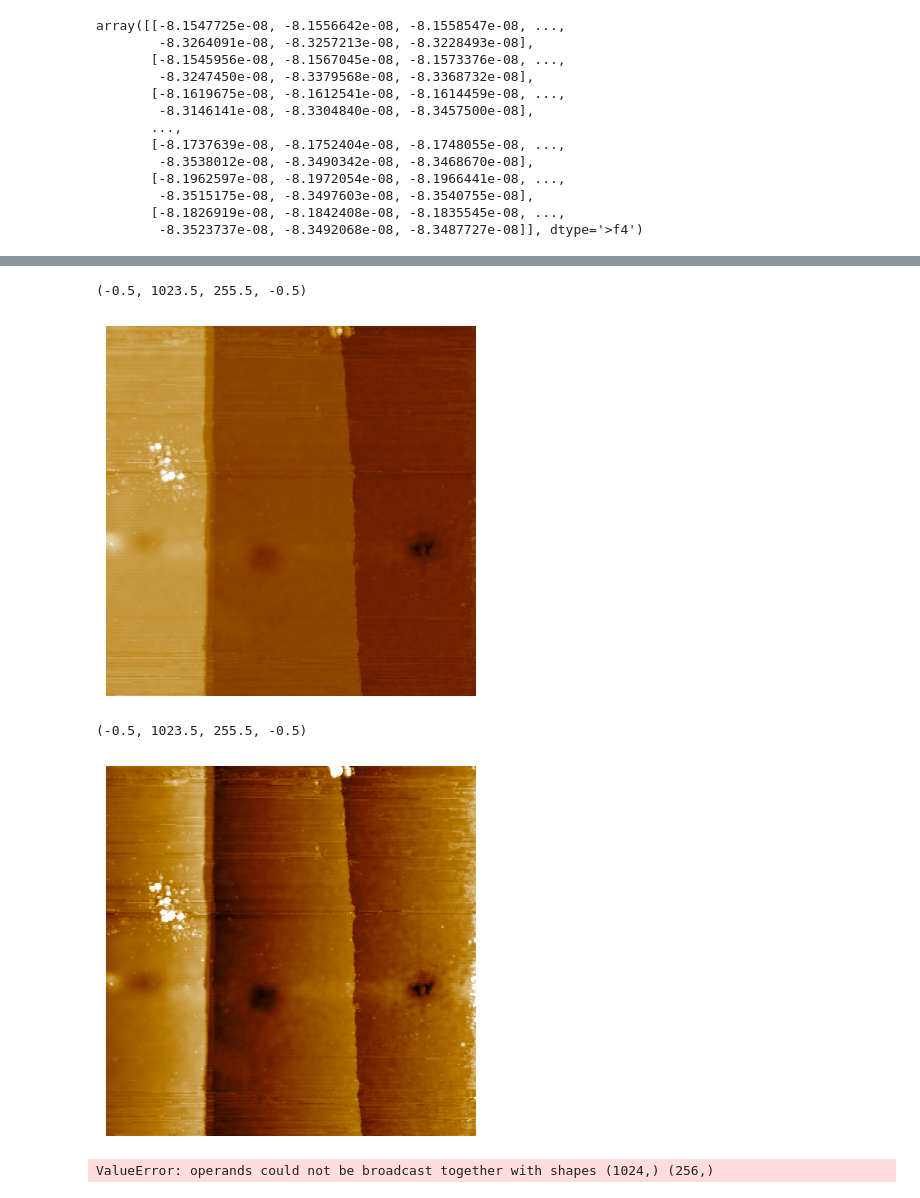
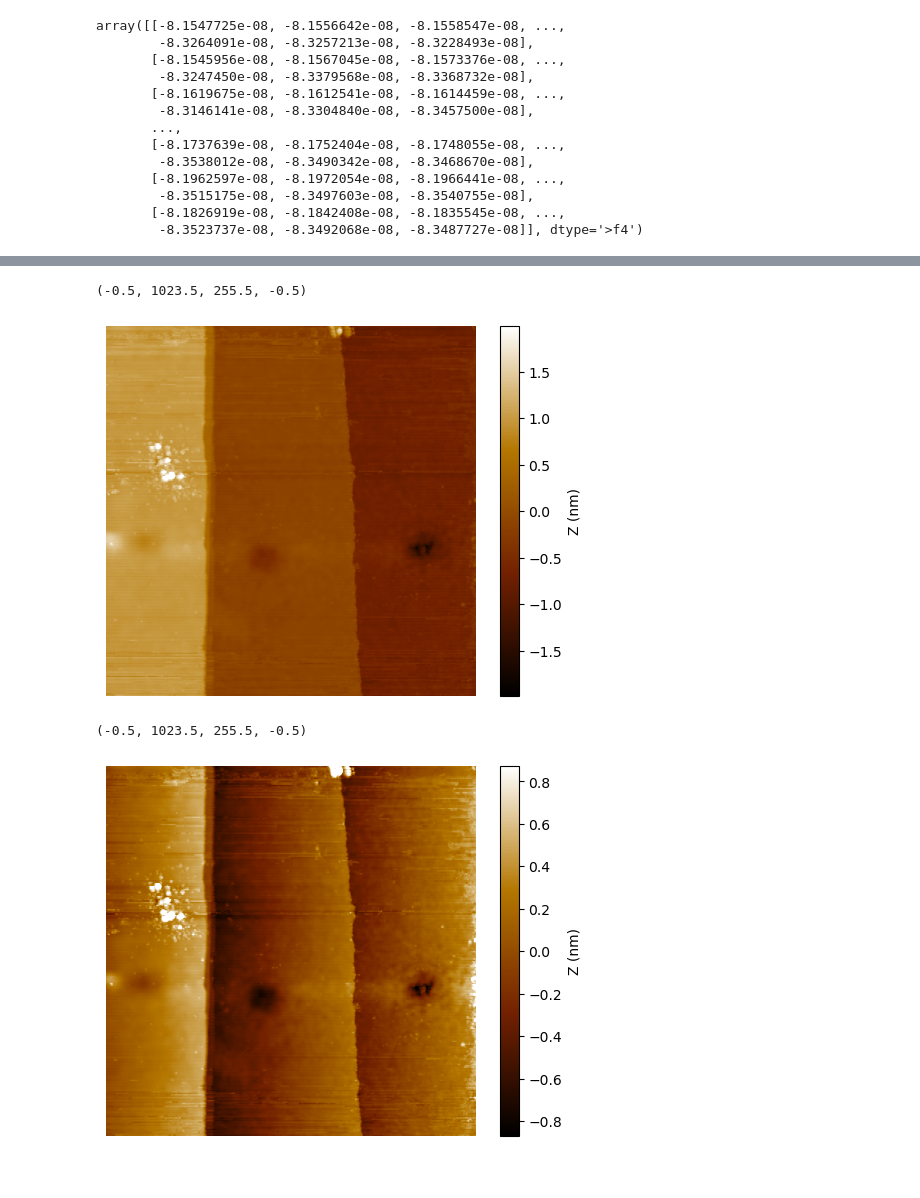
Before and after one commit to lemonmelon9/python_prac, a Jupyter notebook: topo_imaging_prac.ipynb, the cells around one changed output, grey strips where cells are left out. Cells and saved outputs as stored; diff of their text form; code cells hidden in the pictures.

```diff
--- a/topo_imaging_prac.ipynb
+++ b/topo_imaging_prac.ipynb
@@ -38,21 +40,19 @@ plt.axis('off') # x,y축 표시안함
 # %%
-z_subav = a.get_z('subtract average')
+z_subav = a.get_z('subtract average')*1e9
 plt.imshow(z_subav, aspect = 1024/256, vmin = np.mean(z_subav) - 3*np.std(z_subav), vmax = np.mean(z_subav) + 3*np.std(z_subav), cmap = nanox())
+cbar = plt.colorbar(location='right') #colormap 추가
+cbar.set_label('Z (nm)')
 plt.axis('off')
 # %% [output]
 (-0.5, 1023.5, 255.5, -0.5)
-[figure, old version]
+[figure, new version]
 # %%
-z_sublf = a.get_z('subtract linear fit')
+z_sublf = a.get_z('subtract linear fit')*1e9
 plt.imshow(z_sublf, aspect = 1024/256, vmin = np.mean(z_sublf) - 3*np.std(z_sublf), vmax = np.mean(z_sublf) + 3*np.std(z_sublf), cmap = nanox())
+cbar = plt.colorbar(location='right') #colormap 추가
+cbar.set_label('Z (nm)')
 plt.axis('off')
 # %% [output]
 (-0.5, 1023.5, 255.5, -0.5)
-[figure, old version]
+[figure, new version]
-# %%
-z_sublfxy = a.get_z('subtract linear fit xy')
-plt.imshow(z_sublfxy, aspect = 1024/256, vmin = np.mean(z_sublfxy) - 3*np.std(z_sublfxy), vmax = np.mean(z_sublfxy) + 3*np.std(z_sublfxy), cmap = nanox())
-plt.axis('off')
-# %% [output]
-ValueError: operands could not be broadcast together with shapes (1024,) (256,)
 # %%
```
Also changed, not shown: parts of 7 cells of this notebook, 1 other file.
